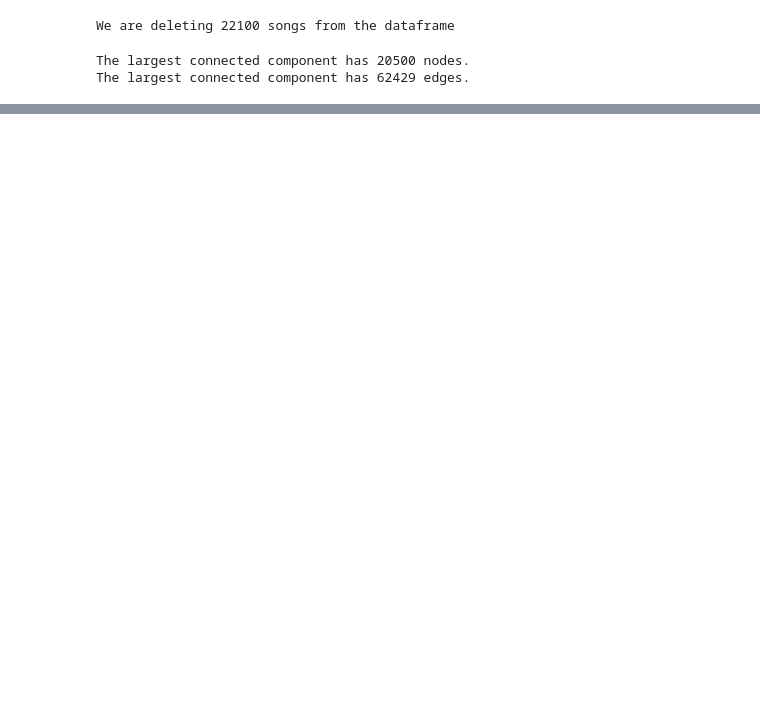
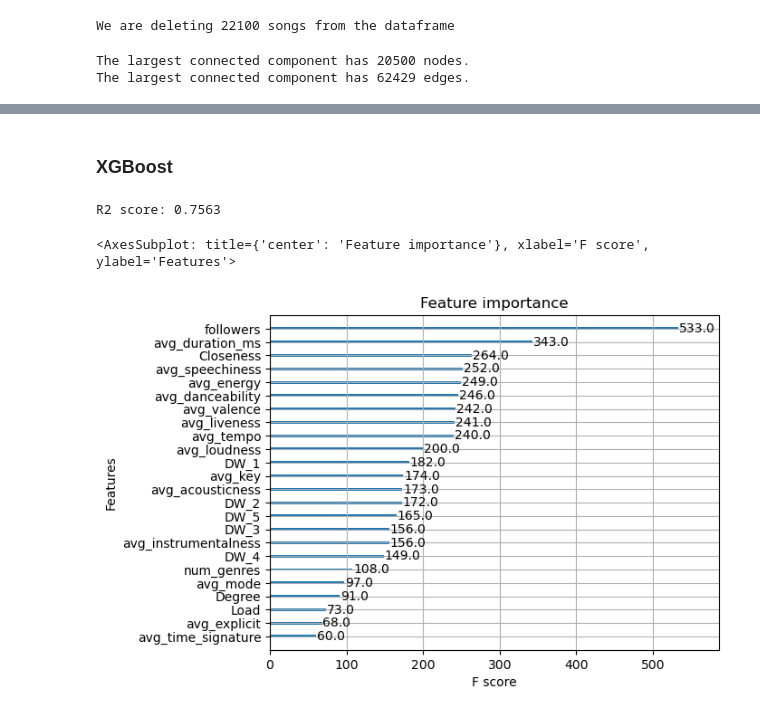
Before and after one commit to motmans-pj/MLNS-Spotify, a Jupyter notebook: Spotify_Oskar.ipynb, the cells around one changed output, grey strips where cells are left out. Cells and saved outputs as stored; diff of their text form; code cells hidden in the pictures; blank space fills up the shorter version.

Commit message:
final commit: added GCN, GAT and XGBoost and shap values

```diff
--- a/Spotify_Oskar.ipynb
+++ b/Spotify_Oskar.ipynb
@@ -362,23 +101,0 @@ member_feat_features = cop_spot_600.groupby('id_artists').agg({
-# %%
-def genre_splitter(genre):
-    result = genre.copy()
-    result = result.str.split(" ",1)
-    for i in range(len(result)):
-        if (len(result[i]) > 1):
-            result[i] = [result[i][1]]
-    return result.str.join('')
-
-artists_600_features["top_genre"] = artists_600_features.genres.apply(lambda x: x[0] if len(x) > 0 else "")
-genre_col = artists_600_features["top_genre"]
-genre = (genre_col.str.strip()).str.lower()
-
-def extract_broad_genre(genre):
-    if genre == "":
-        return genre
-    terms = genre.split(" ")
-    if len(terms) > 1:
-        return terms[-1]
-    else:
-        return genre
-
-set(genre.apply(extract_broad_genre).unique()).__len__()
@@ -402,0 +239,13 @@ Number of nodes in the graph for which we have features: 17128
+# %% [markdown]
+### XGBoost
+# %%
+xgb = XGBRegressor()
+xgb.fit(X_train, y_train)
+xgb.get_booster().feature_names = list(features)
+r2 = xgb.score(X_test, y_test)
+print("R2 score:", round(r2, 4))
+plot_importance(xgb.get_booster())
+# %% [output]
+R2 score: 0.7563
+<AxesSubplot: title={'center': 'Feature importance'}, xlabel='F score', ylabel='Features'>
+[figure, added]
```
Also changed, not shown: parts of 69 cells of this notebook.
